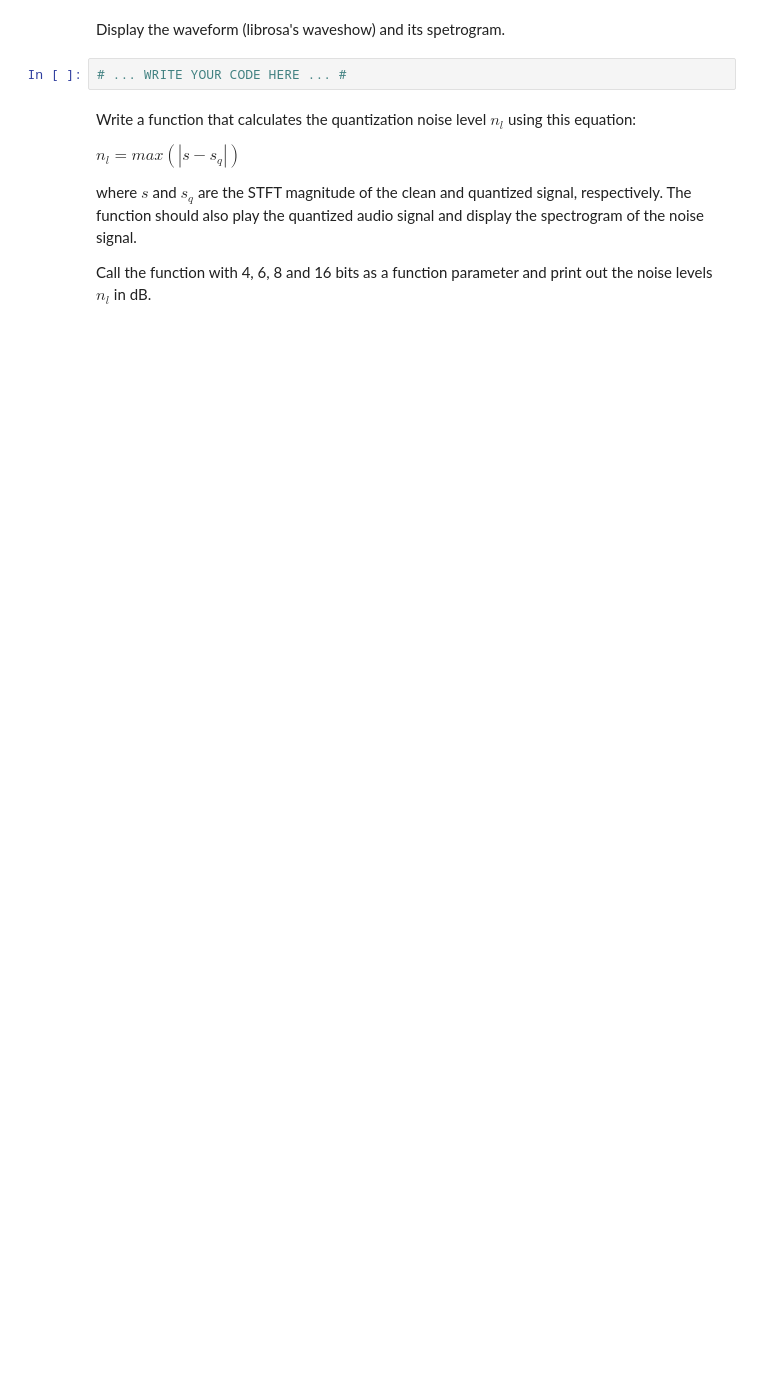
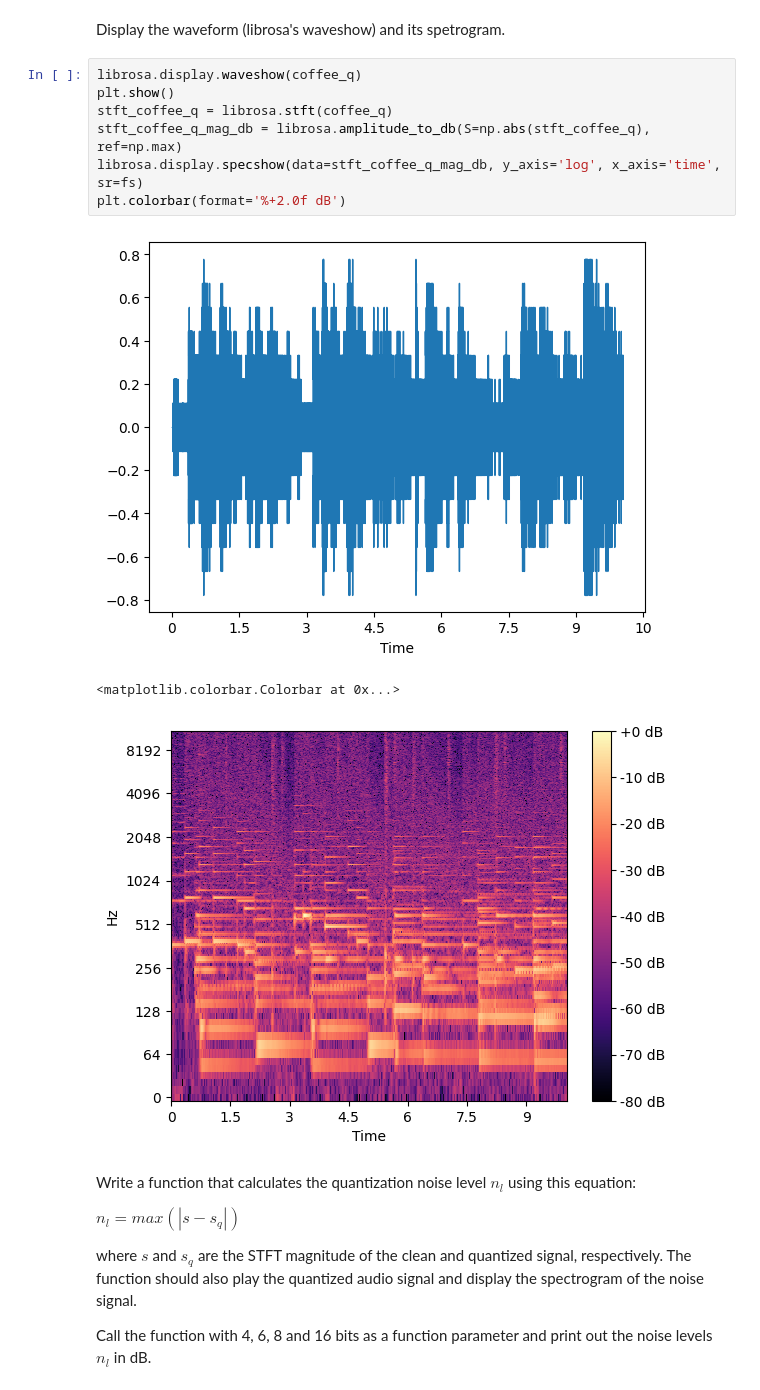
Before and after one commit to ThijsAlens/audio_lab, a Jupyter notebook: quantization_effects.ipynb, the cells around one changed output. Saved outputs shown, nothing was run; the diff lists cells and outputs as text; blank space fills up the shorter version.

```diff
--- a/quantization_effects.ipynb
+++ b/quantization_effects.ipynb
@@ -76,7 +98,16 @@ Quantize the music signal to 8-bit and listen to it. Do you notice any differenc
 # %% [markdown]
 Display the waveform (librosa's waveshow) and its spetrogram.
-# %%
-# ... WRITE YOUR CODE HERE ... #
+# %%
+librosa.display.waveshow(coffee_q)
+plt.show()
+stft_coffee_q = librosa.stft(coffee_q)
+stft_coffee_q_mag_db = librosa.amplitude_to_db(S=np.abs(stft_coffee_q), ref=np.max)
+librosa.display.specshow(data=stft_coffee_q_mag_db, y_axis='log', x_axis='time', sr=fs)
+plt.colorbar(format='%+2.0f dB')
+# %% [output]
+[figure, added]
+<matplotlib.colorbar.Colorbar at 0x...>
+[figure, added]
 # %% [markdown]
 Write a function that calculates the quantization noise level $n_l$ using this equation:
 
```
Also changed, not shown: parts of 11 cells of this notebook.
